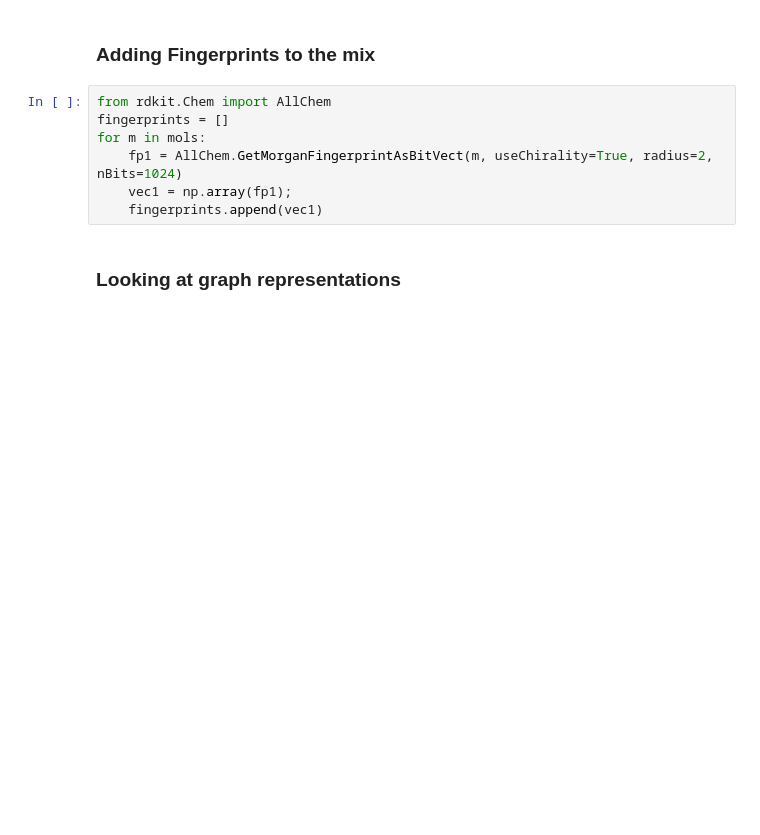
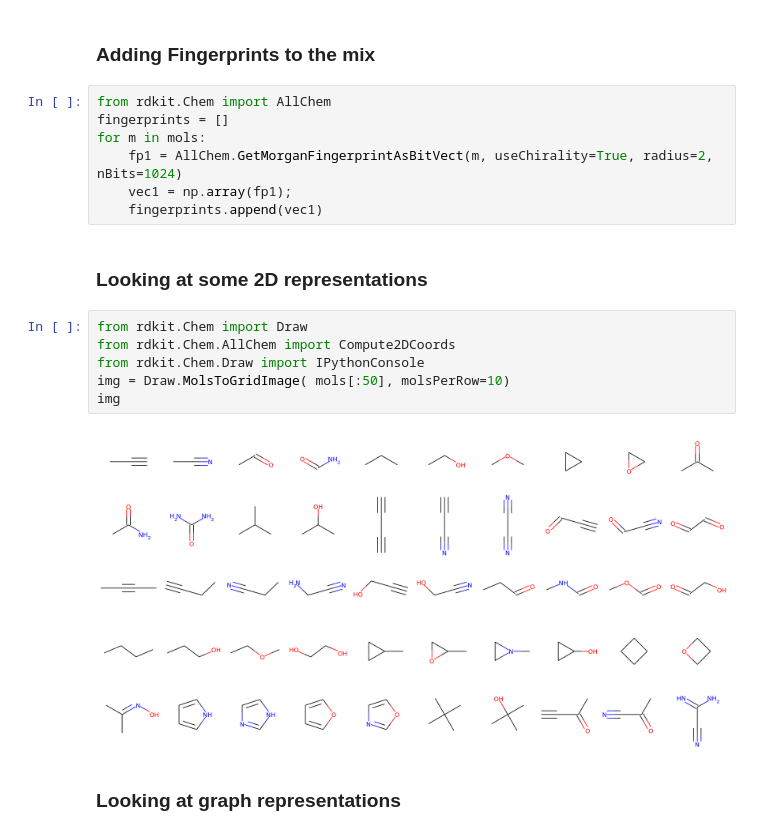
Before and after one commit to sebastiandro/Predicting-3D-Conformations, a Jupyter notebook: 3D Conformation Prediction.ipynb, the cells around one changed output. Drawn from its saved outputs; the diff is of its cells as text; blank space fills up the shorter version.

```diff
--- a/3D Conformation Prediction.ipynb
+++ b/3D Conformation Prediction.ipynb
@@ -97,6 +76,16 @@ for m in mols:
     fp1 = AllChem.GetMorganFingerprintAsBitVect(m, useChirality=True, radius=2, nBits=1024)
     vec1 = np.array(fp1);
     fingerprints.append(vec1)
+# %% [markdown]
+### Looking at some 2D representations
+# %%
+from rdkit.Chem import Draw
+from rdkit.Chem.AllChem import Compute2DCoords
+from rdkit.Chem.Draw import IPythonConsole
+img = Draw.MolsToGridImage( mols[:50], molsPerRow=10)
+img
+# %% [output]
+[figure, added]
 # %% [markdown]
 ### Looking at graph representations
 # %%
```
Also changed, not shown: parts of 13 cells of this notebook.
